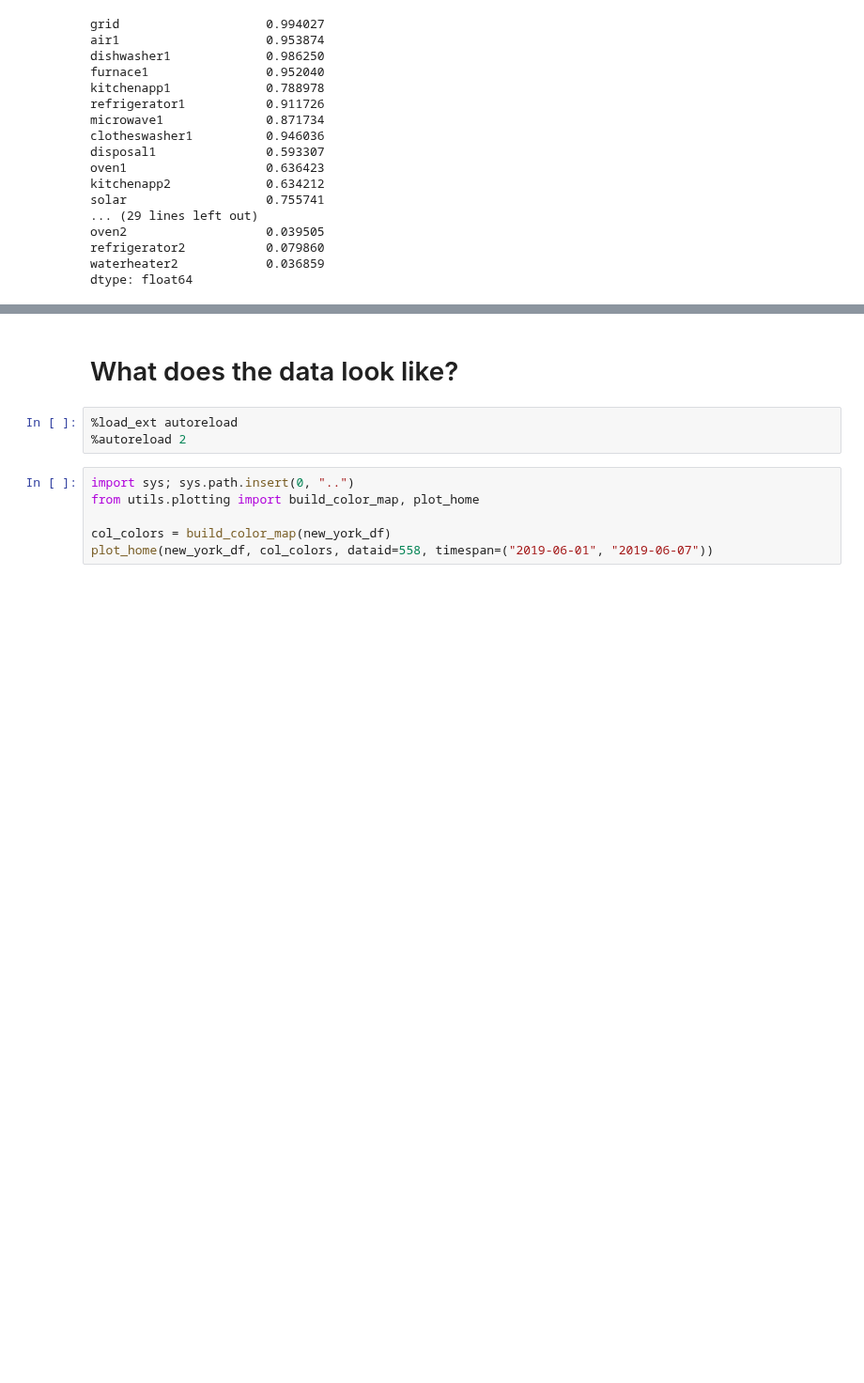
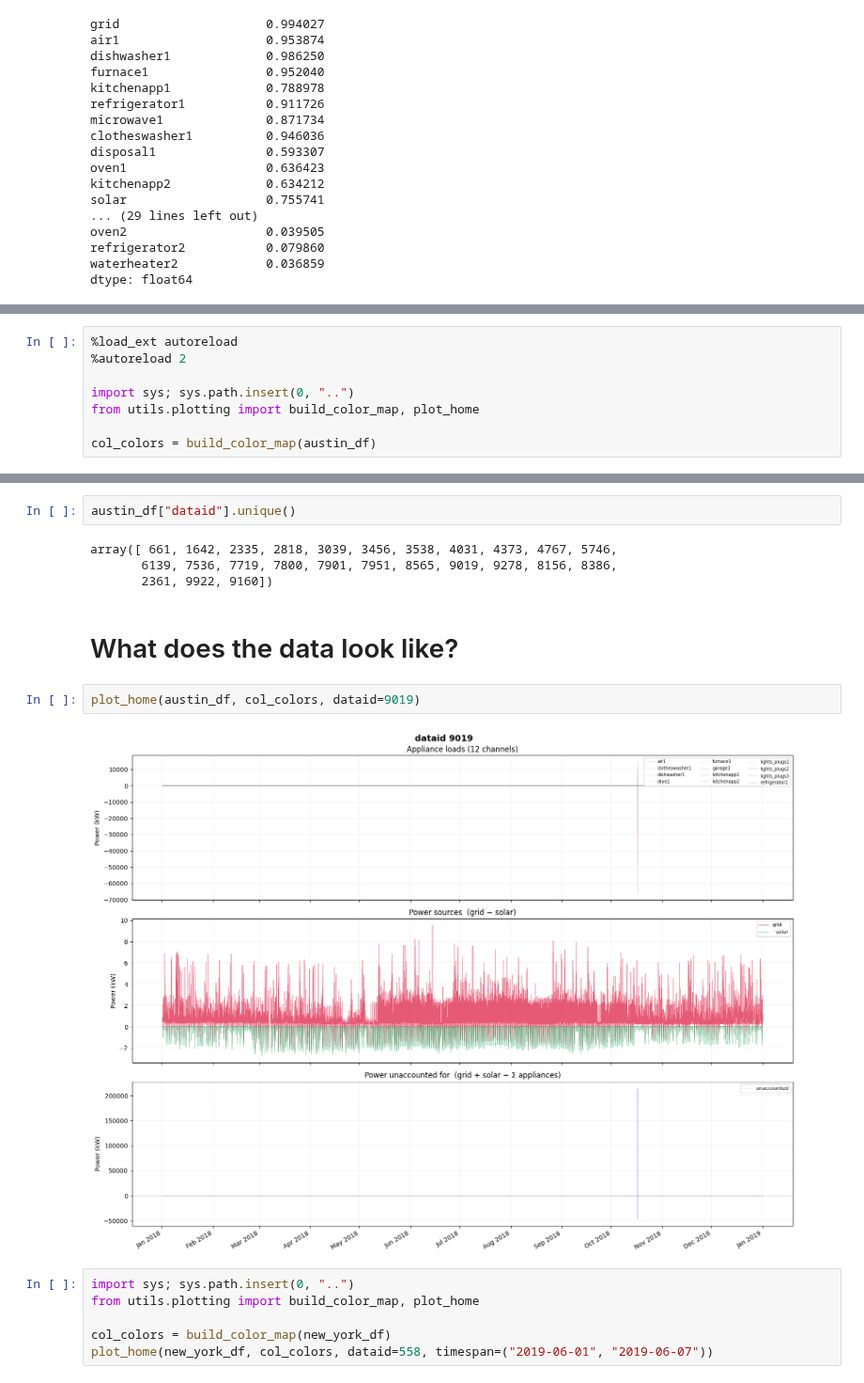
Before and after one commit to jackellishsieh/residential-power-forecasting, a Jupyter notebook: notebooks/jack/jack-pecan-eda.ipynb, the cells around one changed output, grey strips where cells are left out. Shown at 94% size. Cells and saved outputs as stored; diff of their text form; blank space fills up the shorter version.

```diff
--- a/notebooks/jack/jack-pecan-eda.ipynb
+++ b/notebooks/jack/jack-pecan-eda.ipynb
@@ -344,0 +396,8 @@ plt.show()
+# %%
+%load_ext autoreload
+%autoreload 2
+
+import sys; sys.path.insert(0, "..")
+from utils.plotting import build_color_map, plot_home
+
+col_colors = build_color_map(austin_df)
@@ -345,8 +434,15 @@ plt.show()
+# %%
+austin_df["dataid"].unique()
+# %% [output]
+array([ 661, 1642, 2335, 2818, 3039, 3456, 3538, 4031, 4373, 4767, 5746,
+       6139, 7536, 7719, 7800, 7901, 7951, 8565, 9019, 9278, 8156, 8386,
+       2361, 9922, 9160])
 # %% [markdown]
 # What does the data look like?
-# %%
-%load_ext autoreload
-%autoreload 2
+# %%
+plot_home(austin_df, col_colors, dataid=9019)
+# %% [output]
+[figure, added]
 # %%
 import sys; sys.path.insert(0, "..")
 from utils.plotting import build_color_map, plot_home
```
Also changed, not shown: parts of 10 cells of this notebook.
